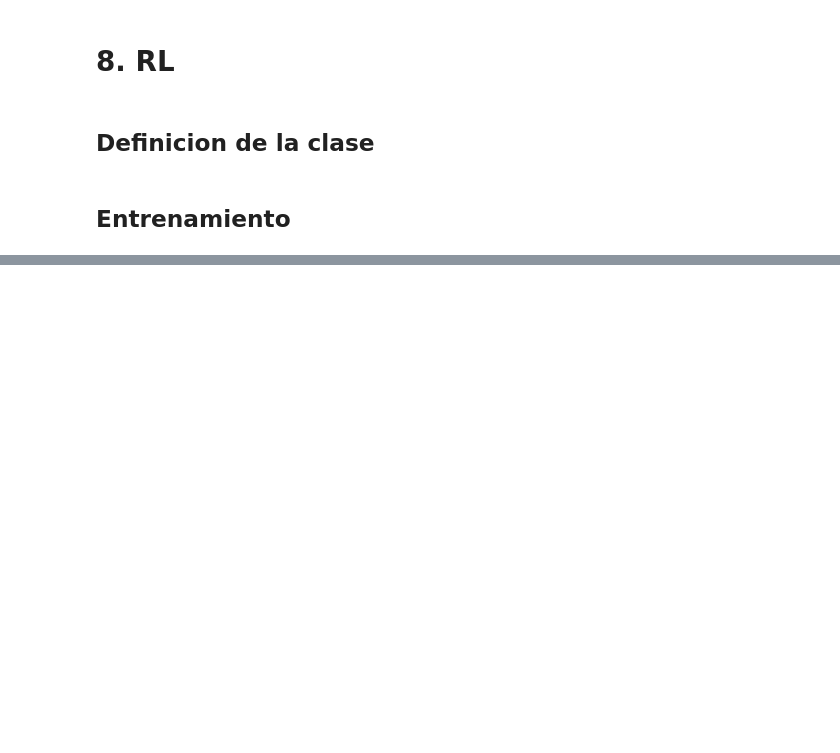
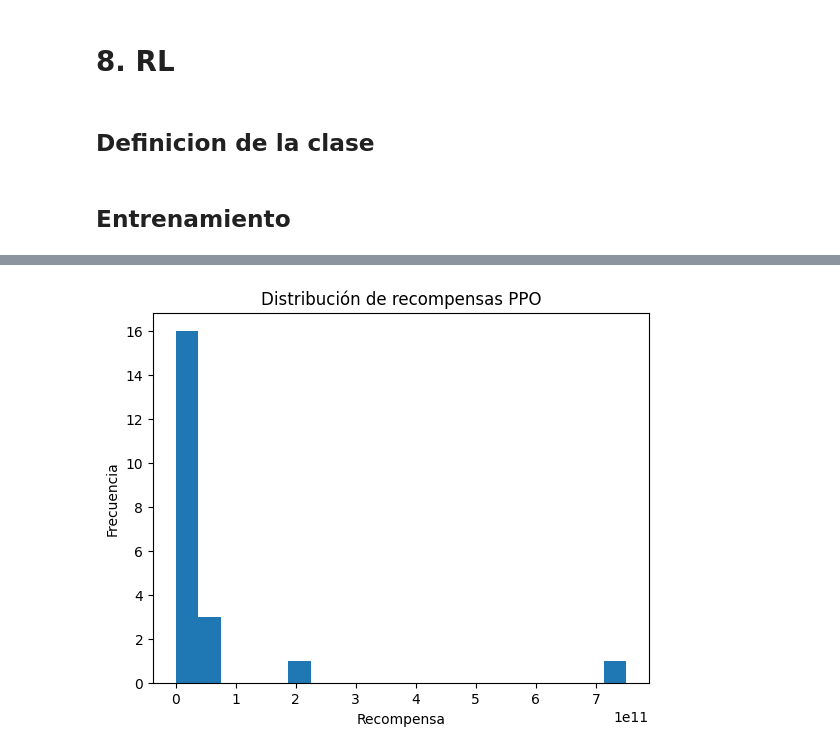
Before and after one commit to jimmygallardo/proyectoar, a Jupyter notebook: procesamiento.ipynb, the cells around one changed output, grey strips where cells are left out. Drawn from its saved outputs; the diff is of its cells as text; code cells hidden in the pictures; blank space fills up the shorter version.

```diff
--- a/procesamiento.ipynb
+++ b/procesamiento.ipynb
@@ -2432,0 +2474,9 @@ ValueError: could not convert string to float: 'Alta'
+# %%
+df = pd.read_csv("logs/ppo_monitor.csv", skiprows=1)
+plt.hist(df["r"], bins=20)
+plt.title("Distribución de recompensas PPO")
+plt.xlabel("Recompensa")
+plt.ylabel("Frecuencia")
+plt.show()
+# %% [output]
+[figure, added]
```
Also changed, not shown: parts of 10 cells of this notebook, 9 other files.
